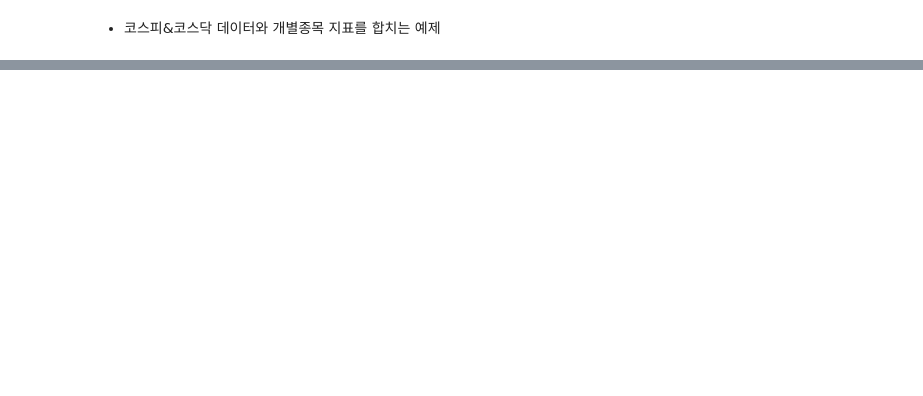
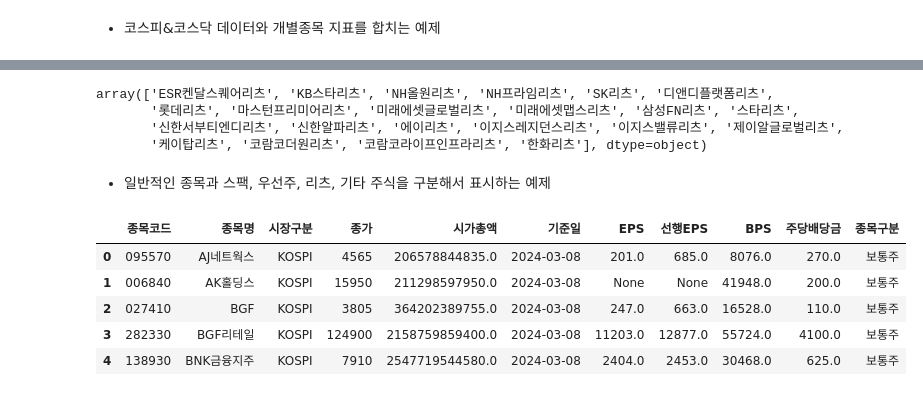
Before and after one commit to 12ZodiacSigns/Quant_Investing-python, a Jupyter notebook: 10_ex.ipynb, the cells around one changed output, grey strips where cells are left out. Saved outputs shown, nothing was run; the diff lists cells and outputs as text; code cells hidden in the pictures; blank space fills up the shorter version.

```diff
--- a/10_ex.ipynb
+++ b/10_ex.ipynb
@@ -165,2 +165,9 @@ print(diff)
 # %% [markdown]
 - 코스피&코스닥 데이터와 개별종목 지표를 합치는 예제
+# %%
+kor_ticker = pd.merge(krx_sector,
+                      krx_ind,
+                      on=krx_sector.columns.intersection(
+                          krx_ind.columns).tolist(),
+                      how='outer')
+kor_ticker.head()
@@ -166,0 +295,31 @@ print(diff)
+# %%
+kor_ticker[kor_ticker['종목명'].str.endswith("리츠")]['종목명'].values
+# %% [output]
+array(['ESR켄달스퀘어리츠', 'KB스타리츠', 'NH올원리츠', 'NH프라임리츠', 'SK리츠', '디앤디플랫폼리츠',
+       '롯데리츠', '마스턴프리미어리츠', '미래에셋글로벌리츠', '미래에셋맵스리츠', '삼성FN리츠', '스타리츠',
+       '신한서부티엔디리츠', '신한알파리츠', '에이리츠', '이지스레지던스리츠', '이지스밸류리츠', '제이알글로벌리츠',
+       '케이탑리츠', '코람코더원리츠', '코람코라이프인프라리츠', '한화리츠'], dtype=object)
+# %% [markdown]
+- 일반적인 종목과 스팩, 우선주, 리츠, 기타 주식을 구분해서 표시하는 예제
+# %%
+import numpy as np
+
+kor_ticker['종목구분'] = np.where(kor_ticker['종목명'].str.contains('스팩|제[0-9]+호'), '스팩',
+                              np.where(kor_ticker['종목코드'].str[-1:] != '0', '우선주',
+                                       np.where(kor_ticker['종목명'].str.endswith('리츠'), '리츠',
+                                                np.where(kor_ticker['종목명'].isin(diff), '기타',
+                                                         '보통주'))))
+kor_ticker = kor_ticker.reset_index(drop=True)
+kor_ticker.columns = kor_ticker.columns.str.replace(' ', '')
+kor_ticker = kor_ticker[['종목코드', '종목명', '시장구분', '종가', '시가총액', '기준일', 'EPS', '선행EPS', 'BPS', '주당배당금', '종목구분']]
+kor_ticker = kor_ticker.replace({np.nan : None})
+kor_ticker['기준일'] = pd.to_datetime(kor_ticker['기준일'])
+
+kor_ticker.head()
+# %% [output]
+|  | 종목코드 | 종목명 | 시장구분 | 종가 | 시가총액 | 기준일 | EPS | 선행EPS | BPS | 주당배당금 | 종목구분 |
+| 0 | 095570 | AJ네트웍스 | KOSPI | 4565 | 206578844835.0 | 2024-03-08 | 201.0 | 685.0 | 8076.0 | 270.0 | 보통주 |
+| 1 | 006840 | AK홀딩스 | KOSPI | 15950 | 211298597950.0 | 2024-03-08 | None | None | 41948.0 | 200.0 | 보통주 |
+| 2 | 027410 | BGF | KOSPI | 3805 | 364202389755.0 | 2024-03-08 | 247.0 | 663.0 | 16528.0 | 110.0 | 보통주 |
+| 3 | 282330 | BGF리테일 | KOSPI | 124900 | 2158759859400.0 | 2024-03-08 | 11203.0 | 12877.0 | 55724.0 | 4100.0 | 보통주 |
+| 4 | 138930 | BNK금융지주 | KOSPI | 7910 | 2547719544580.0 | 2024-03-08 | 2404.0 | 2453.0 | 30468.0 | 625.0 | 보통주 |
```
Also changed, not shown: parts of 45 cells of this notebook.
